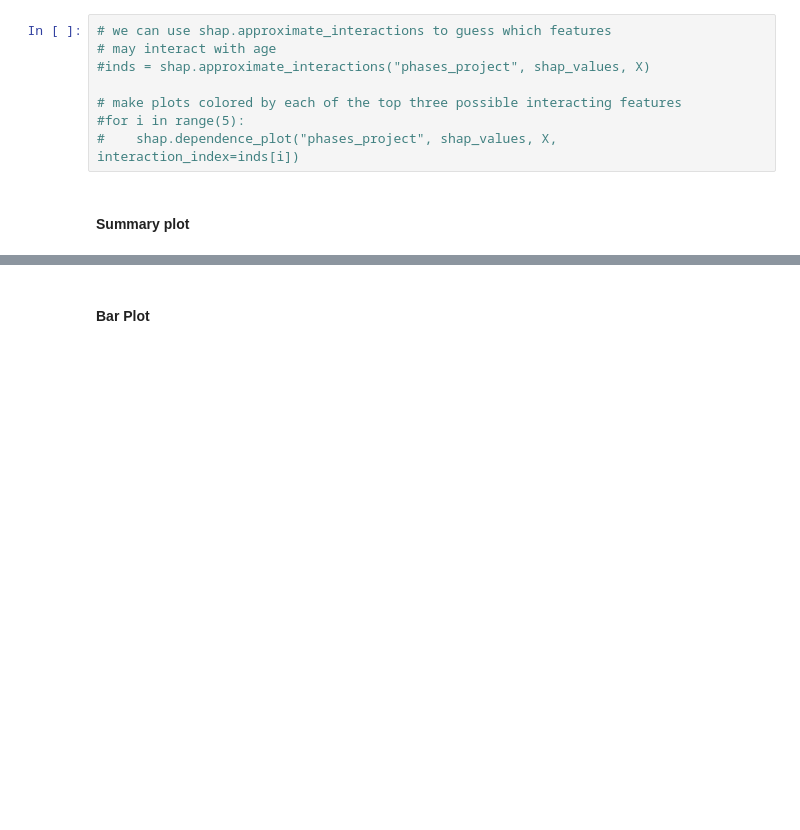
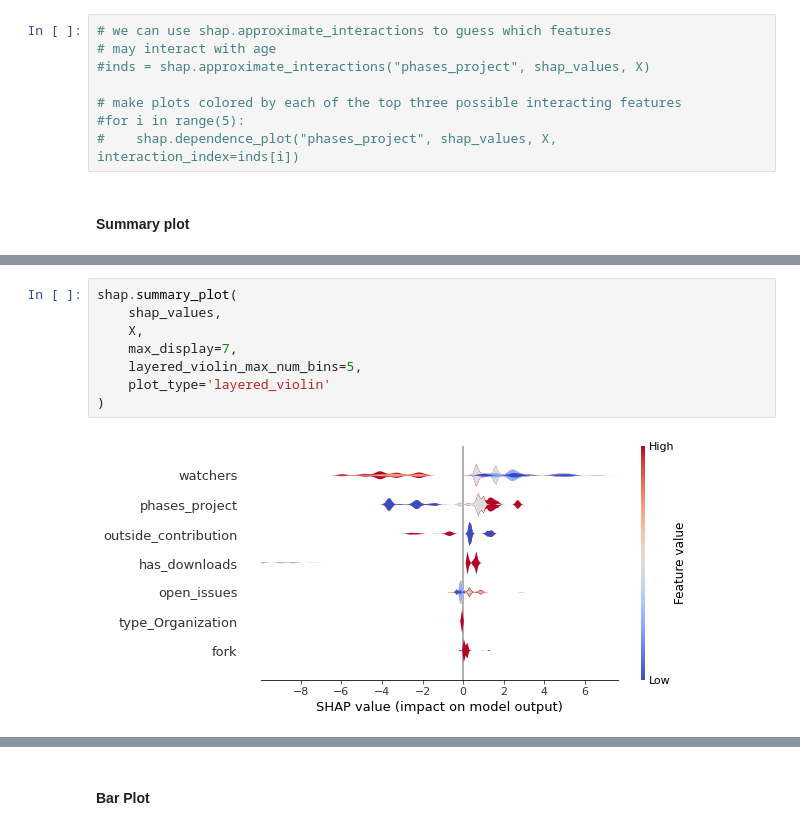
Before and after one commit to gesteves91/software-engineering-ml, a Jupyter notebook: notebooks/07-shap.ipynb, the cells around one changed output, grey strips where cells are left out. Saved outputs shown, nothing was run; the diff lists cells and outputs as text; blank space fills up the shorter version.

```diff
--- a/notebooks/07-shap.ipynb
+++ b/notebooks/07-shap.ipynb
@@ -107,0 +108,10 @@ plt.savefig('../reports/java.eps',dpi=800,bbox_inches='tight')
+# %%
+shap.summary_plot(
+    shap_values,
+    X,
+    max_display=7,
+    layered_violin_max_num_bins=5,
+    plot_type='layered_violin'
+)
+# %% [output]
+[figure, added]
```
Also changed, not shown: parts of 3 cells of this notebook, 7 other files.
